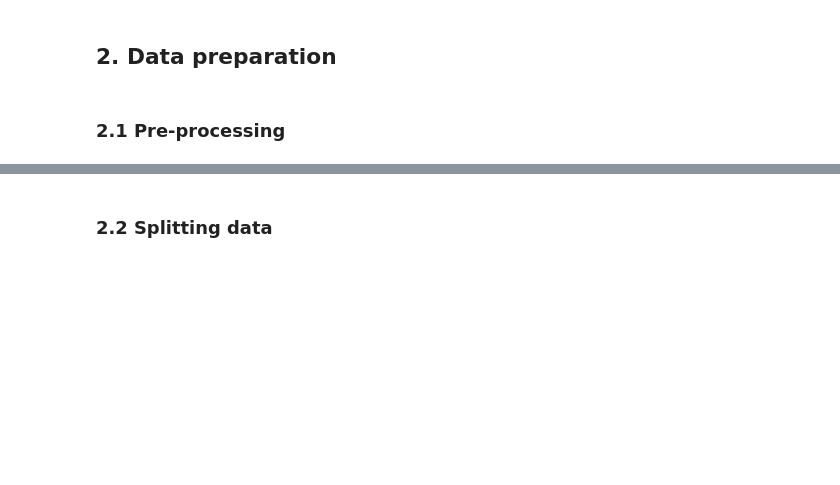
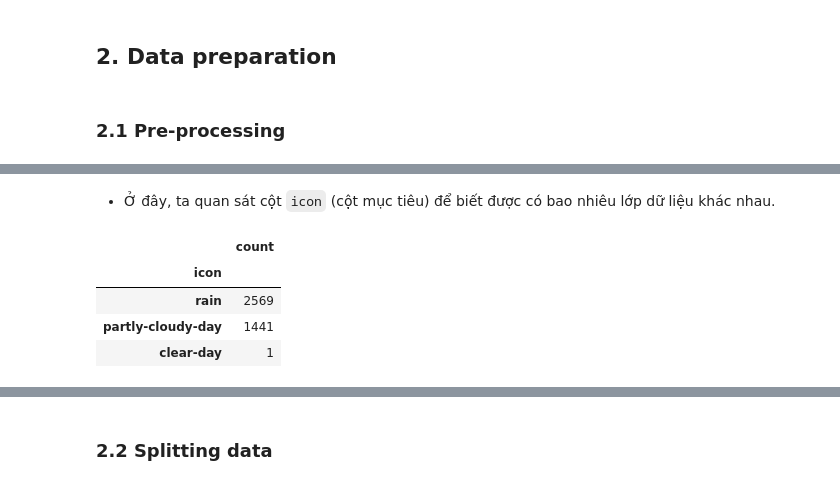
Before and after one commit to khanhnhan1512/Final-Project-Intro-Ds, a Jupyter notebook: src/04-Data_Modeling.ipynb, the cells around one changed output, grey strips where cells are left out. Saved outputs shown, nothing was run; the diff lists cells and outputs as text; code cells hidden in the pictures; blank space fills up the shorter version.

```diff
--- a/src/04-Data_Modeling.ipynb
+++ b/src/04-Data_Modeling.ipynb
@@ -47,0 +79,10 @@ import matplotlib.pyplot as plt
+# %% [markdown]
+- Ở đây, ta quan sát cột `icon` (cột mục tiêu) để biết được có bao nhiêu lớp dữ liệu khác nhau.
+# %%
+df['icon'].value_counts().to_frame()
+# %% [output]
+|  | count |
+| icon |  |
+| rain | 2569 |
+| partly-cloudy-day | 1441 |
+| clear-day | 1 |
```
Also changed, not shown: parts of 49 cells of this notebook.
